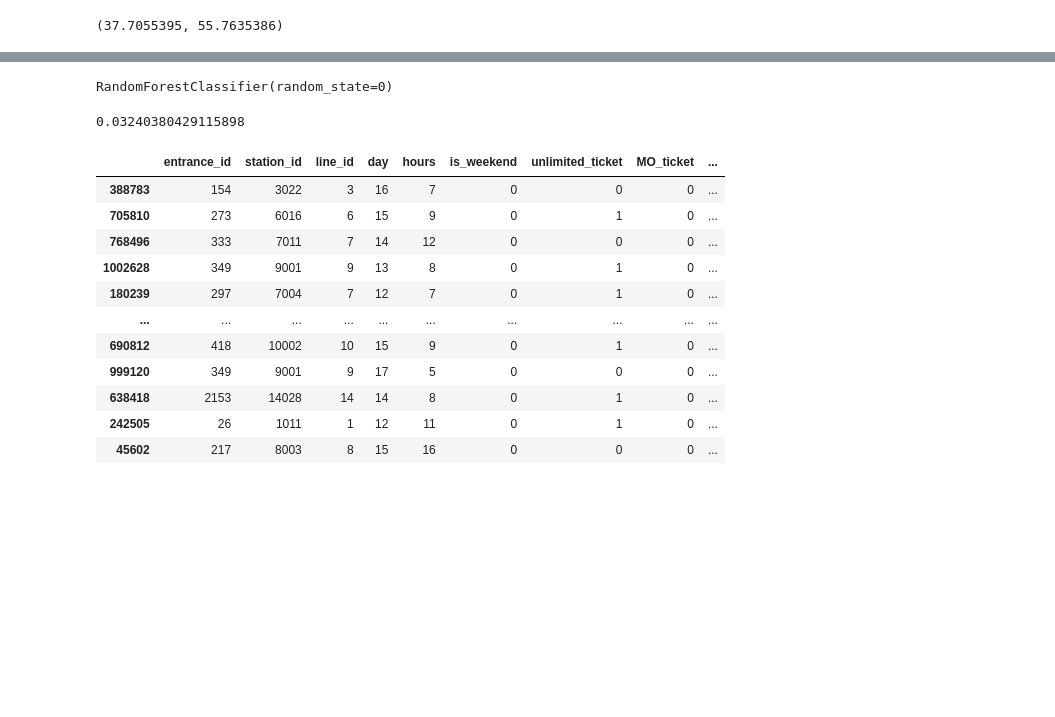
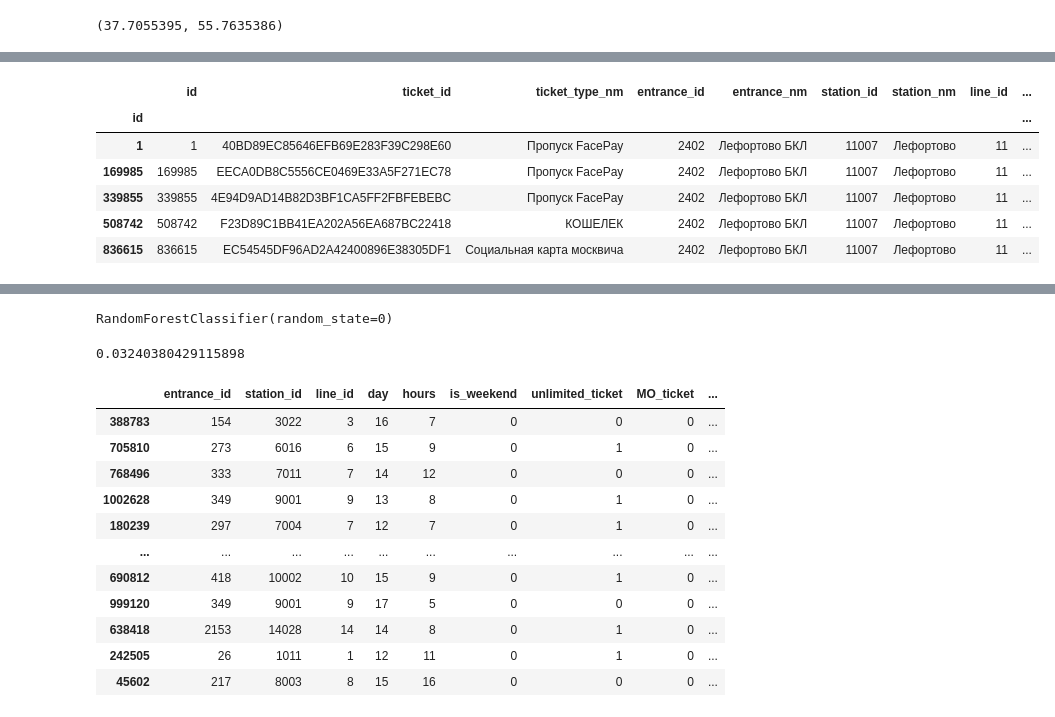
Before and after one commit to varvaraptl/itinerary_forecast, a Jupyter notebook: moscow_metro_predict.ipynb, the cells around one changed output, grey strips where cells are left out. Saved outputs shown, nothing was run; the diff lists cells and outputs as text; code cells hidden in the pictures; blank space fills up the shorter version.

Commit message:
added more features with distances

```diff
--- a/moscow_metro_predict.ipynb
+++ b/moscow_metro_predict.ipynb
@@ -748,0 +1009,15 @@ X_train
+# %%
+temp = pd.DataFrame(df.groupby(['ticket_type_nm', 'is_weekend','hours','station_nm'])['distance_to_cremlin_diff'].median()).reset_index()
+temp = temp.rename(columns={"distance_to_cremlin_diff": "median_distance_to_cremlin_diff_ticket_type"})
+df = df.merge(temp, left_on=['ticket_type_nm', 'is_weekend', 'hours','station_nm'], right_on=['ticket_type_nm', 'is_weekend', 'hours','station_nm'])
+df_test = df_test.merge(temp, left_on=['ticket_type_nm', 'is_weekend', 'hours','station_nm'], right_on=['ticket_type_nm', 'is_weekend', 'hours','station_nm'])
+# %%
+temp = pd.DataFrame(df.groupby(['ticket_type_nm', 'is_weekend','hours','station_nm'])['distance_to_cremlin_diff'].min()).reset_index()
+temp = temp.rename(columns={"distance_to_cremlin_diff": "min_distance_to_cremlin_diff_ticket_type"})
+df = df.merge(temp, left_on=['ticket_type_nm', 'is_weekend', 'hours','station_nm'], right_on=['ticket_type_nm', 'is_weekend', 'hours','station_nm'])
+df_test = df_test.merge(temp, left_on=['ticket_type_nm', 'is_weekend', 'hours','station_nm'], right_on=['ticket_type_nm', 'is_weekend', 'hours','station_nm'])
+# %%
+temp = pd.DataFrame(df.groupby(['ticket_type_nm', 'is_weekend','hours','station_nm'])['distance_to_cremlin_diff'].max()).reset_index()
+temp = temp.rename(columns={"distance_to_cremlin_diff": "max_distance_to_cremlin_diff_ticket_type"})
+df = df.merge(temp, left_on=['ticket_type_nm', 'is_weekend', 'hours','station_nm'], right_on=['ticket_type_nm', 'is_weekend', 'hours','station_nm'])
+df_test = df_test.merge(temp, left_on=['ticket_type_nm', 'is_weekend', 'hours','station_nm'], right_on=['ticket_type_nm', 'is_weekend', 'hours','station_nm'])
@@ -748,0 +1027,13 @@ X_train
+# %%
+df = df.set_index(df['id'], drop= True)
+df_test = df_test.set_index(df_test['id'], drop= True)
+# %%
+df.head()
+# %% [output]
+|  | id | ticket_id | ticket_type_nm | entrance_id | entrance_nm | station_id | station_nm | line_id | ... |
+| id |  |  |  |  |  |  |  |  | ... |
+| 1 | 1 | 40BD89EC85646EFB69E283F39C298E60 | Пропуск FacePay | 2402 | Лефортово БКЛ | 11007 | Лефортово | 11 | ... |
+| 169985 | 169985 | EECA0DB8C5556CE0469E33A5F271EC78 | Пропуск FacePay | 2402 | Лефортово БКЛ | 11007 | Лефортово | 11 | ... |
+| 339855 | 339855 | 4E94D9AD14B82D3BF1CA5FF2FBFEBEBC | Пропуск FacePay | 2402 | Лефортово БКЛ | 11007 | Лефортово | 11 | ... |
+| 508742 | 508742 | F23D89C1BB41EA202A56EA687BC22418 | КОШЕЛЕК | 2402 | Лефортово БКЛ | 11007 | Лефортово | 11 | ... |
+| 836615 | 836615 | EC54545DF96AD2A42400896E38305DF1 | Социальная карта москвича | 2402 | Лефортово БКЛ | 11007 | Лефортово | 11 | ... |
```
Also changed, not shown: parts of 125 cells of this notebook.
